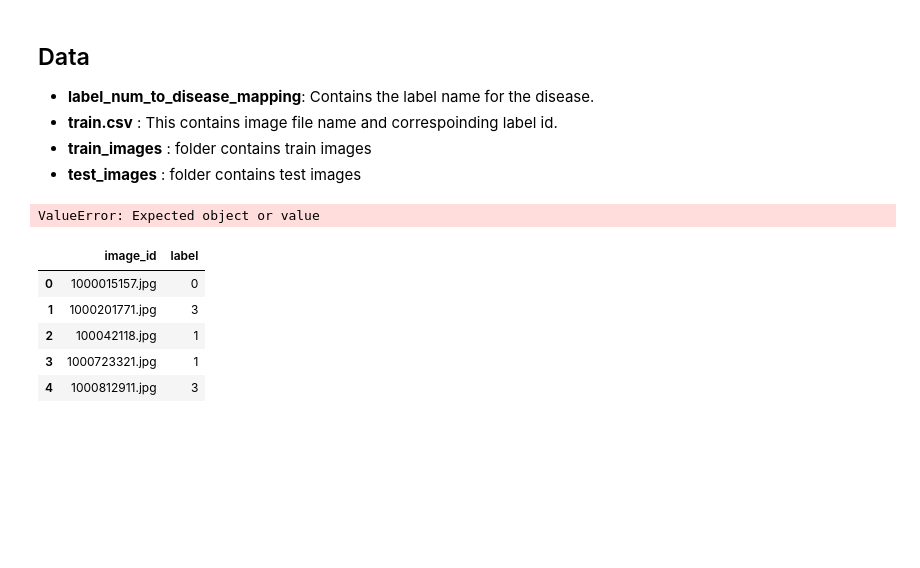
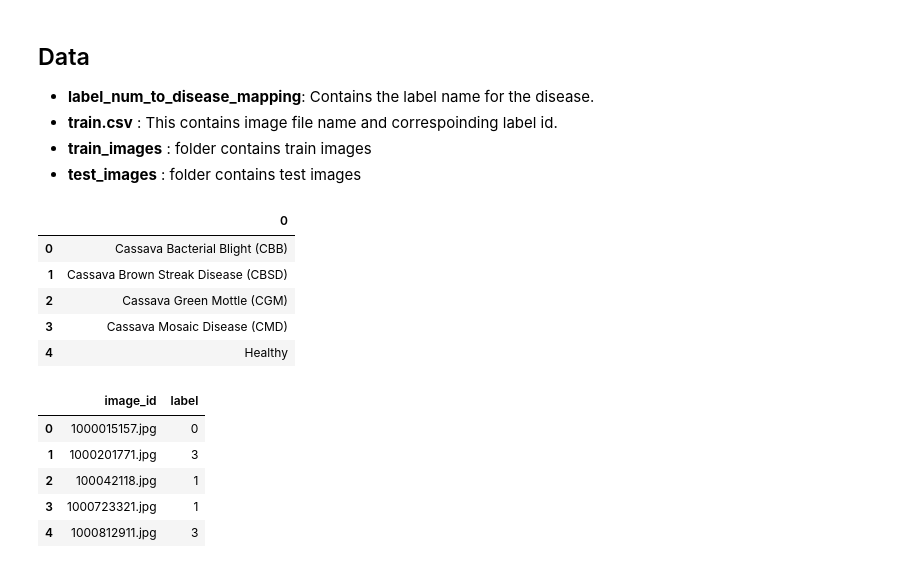
Before and after one commit to dinesh19aug/kaggle-comp-leafdetection, a Jupyter notebook: base.ipynb, the cells around one changed output. Cells and saved outputs as stored; diff of their text form; code cells hidden in the pictures; blank space fills up the shorter version.

Commit message:
updated code to display the disease details

```diff
--- a/base.ipynb
+++ b/base.ipynb
@@ -22,10 +22,15 @@ test_ds_path='data/test'
 train_label = os.path.join(base_path, 'train.csv')
 # %%
 # Show details of label - Types of diseases
-pd.read_json(path_or_buf= 'data/label_num_to_disease_map.json'
-             , orient='columns',typ='series')
+pd.read_json('label_num_to_disease_map.json',
+             orient='index', typ='frame')
 # %% [output]
-ValueError: Expected object or value
+|  | 0 |
+| 0 | Cassava Bacterial Blight (CBB) |
+| 1 | Cassava Brown Streak Disease (CBSD) |
+| 2 | Cassava Green Mottle (CGM) |
+| 3 | Cassava Mosaic Disease (CMD) |
+| 4 | Healthy |
 # %%
 # Load the train_ds csv file
 train_ds = pd.read_csv(filepath_or_buffer=os.path.join(base_path,'train.csv'))
```
